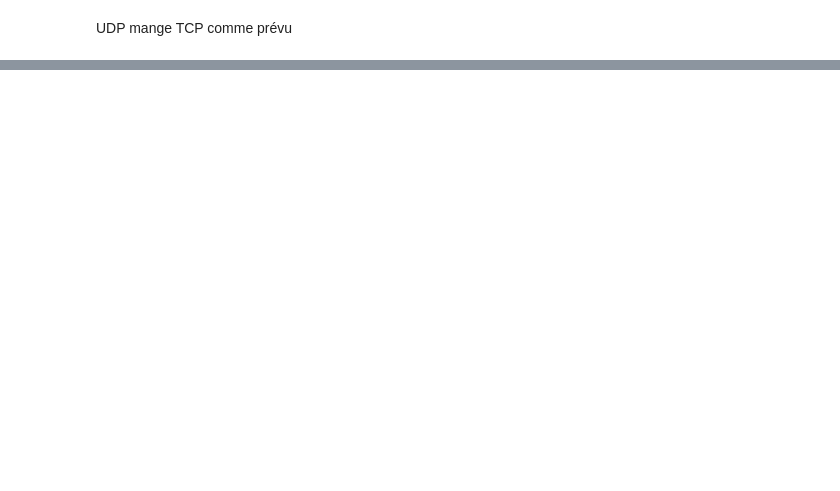
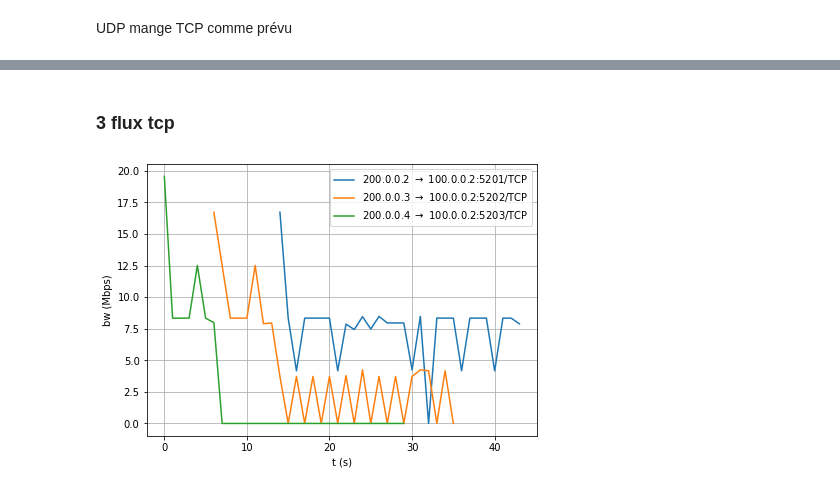
Before and after one commit to NextFire-N7/projet-inge-reseaux, a Jupyter notebook: notebook.ipynb, the cells around one changed output, grey strips where cells are left out. Drawn from its saved outputs; the diff is of its cells as text; code cells hidden in the pictures; blank space fills up the shorter version.

Commit message:
diffserv basique

```diff
--- a/notebook.ipynb
+++ b/notebook.ipynb
@@ -56,0 +69,7 @@ UDP mange TCP comme prévu
+# %% [markdown]
+### 3 flux tcp
+# %%
+df = get_df('./data/qos/diffserv1/a.json', './data/qos/diffserv1/b.json', './data/qos/diffserv1/c.json')
+plot(df)
+# %% [output]
+[figure, added]
```
Also changed, not shown: parts of 4 cells of this notebook, 5 other files.
